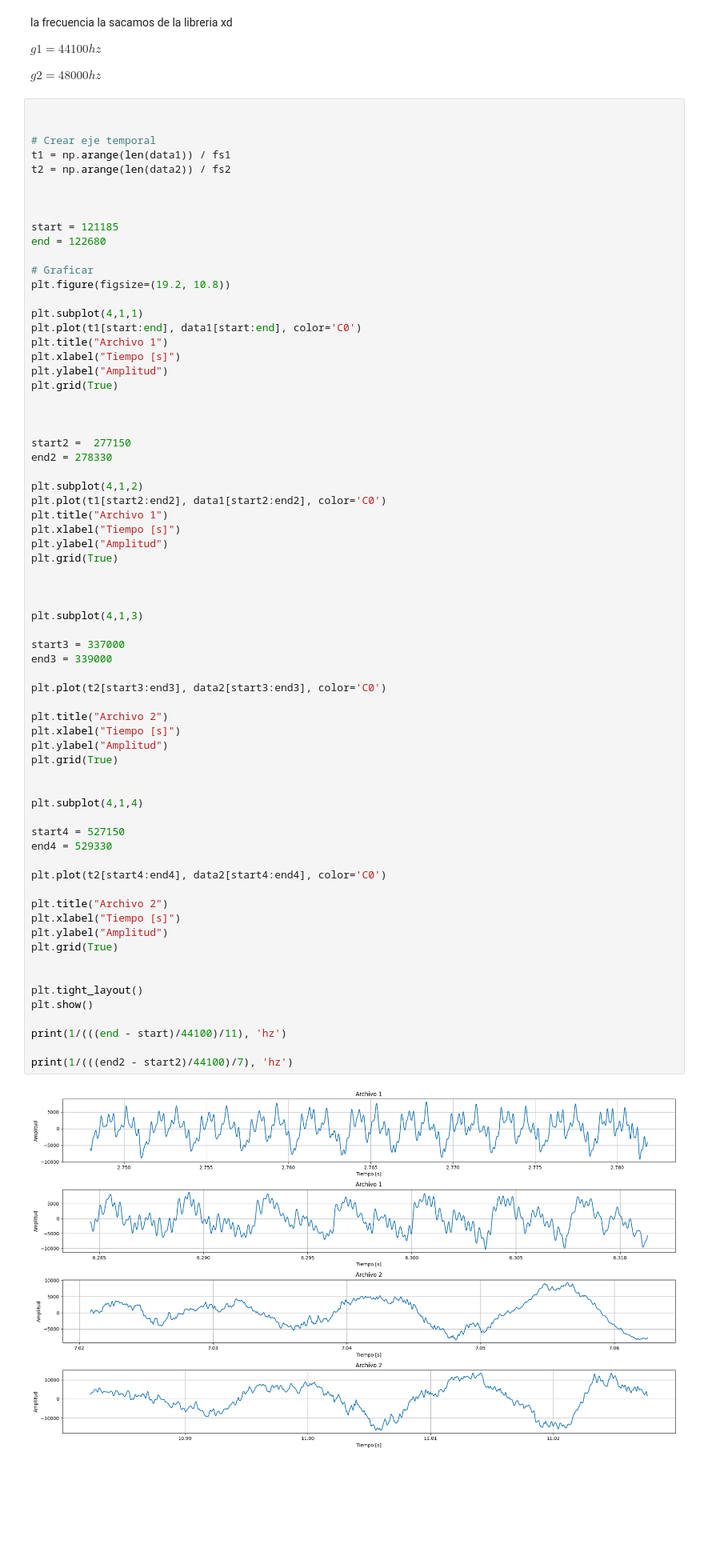
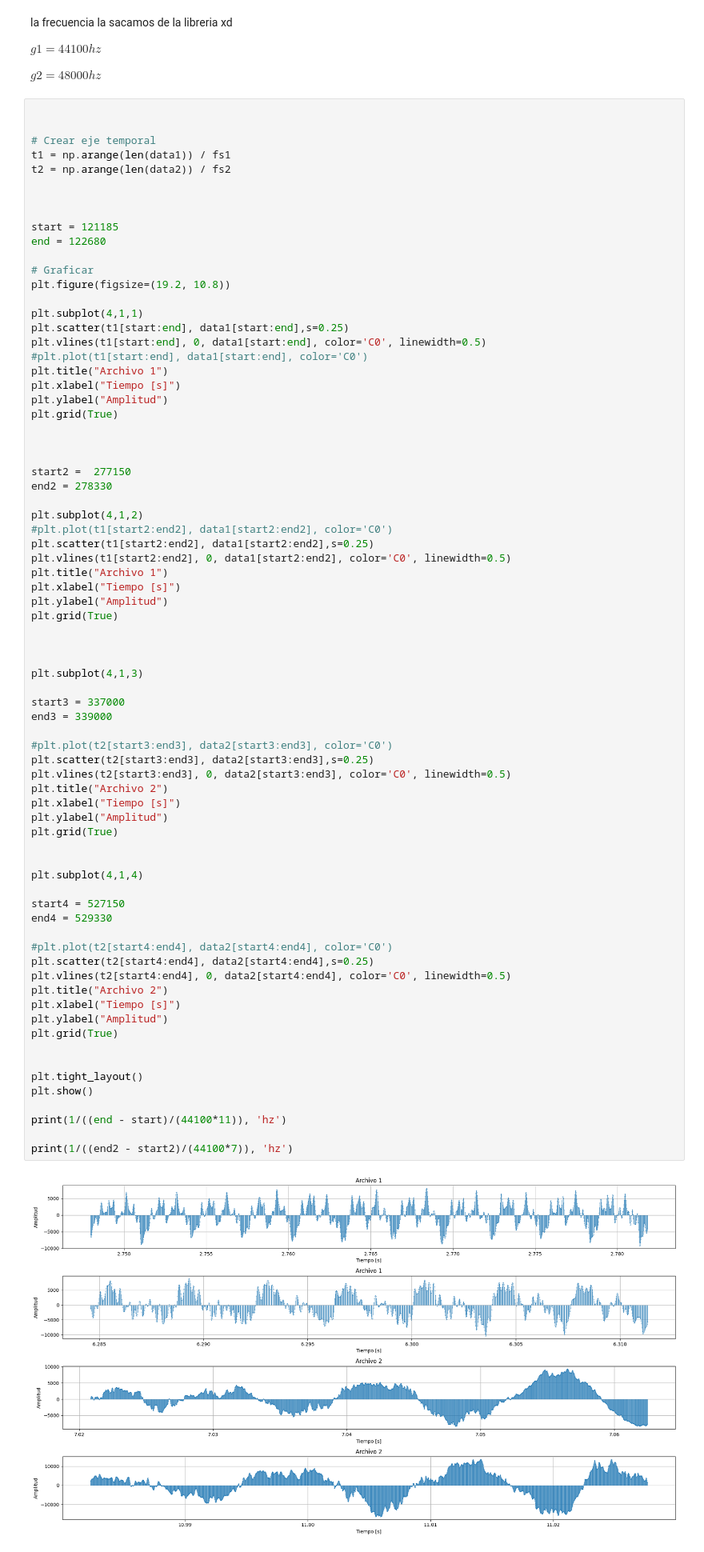
Before and after one commit to felifern/SENIALES, a Jupyter notebook: tp.ipynb, the cells around one changed output. Shown: that part at 80% size. Saved outputs shown, nothing was run; the diff lists cells and outputs as text; blank space fills up the shorter version.

```diff
--- a/tp.ipynb
+++ b/tp.ipynb
@@ -72,7 +72,9 @@ end = 122680
 plt.figure(figsize=(19.2, 10.8))
 
 plt.subplot(4,1,1)
-plt.plot(t1[start:end], data1[start:end], color='C0')
+plt.scatter(t1[start:end], data1[start:end],s=0.25)
+plt.vlines(t1[start:end], 0, data1[start:end], color='C0', linewidth=0.5)
+#plt.plot(t1[start:end], data1[start:end], color='C0')
 plt.title("Archivo 1")
 plt.xlabel("Tiempo [s]")
 plt.ylabel("Amplitud")
@@ -84,7 +86,9 @@ start2 =  277150
 end2 = 278330
 
 plt.subplot(4,1,2)
-plt.plot(t1[start2:end2], data1[start2:end2], color='C0')
+#plt.plot(t1[start2:end2], data1[start2:end2], color='C0')
+plt.scatter(t1[start2:end2], data1[start2:end2],s=0.25)
+plt.vlines(t1[start2:end2], 0, data1[start2:end2], color='C0', linewidth=0.5)
 plt.title("Archivo 1")
 plt.xlabel("Tiempo [s]")
 plt.ylabel("Amplitud")
@@ -92,40 +96,42 @@ plt.grid(True)
 
 
 
 plt.subplot(4,1,3)
 
 start3 = 337000
 end3 = 339000
 
-plt.plot(t2[start3:end3], data2[start3:end3], color='C0')
-
+#plt.plot(t2[start3:end3], data2[start3:end3], color='C0')
+plt.scatter(t2[start3:end3], data2[start3:end3],s=0.25)
+plt.vlines(t2[start3:end3], 0, data2[start3:end3], color='C0', linewidth=0.5)
 plt.title("Archivo 2")
 plt.xlabel("Tiempo [s]")
 plt.ylabel("Amplitud")
 plt.grid(True)
 
 
 plt.subplot(4,1,4)
 
 start4 = 527150
 end4 = 529330
 
-plt.plot(t2[start4:end4], data2[start4:end4], color='C0')
-
+#plt.plot(t2[start4:end4], data2[start4:end4], color='C0')
+plt.scatter(t2[start4:end4], data2[start4:end4],s=0.25)
+plt.vlines(t2[start4:end4], 0, data2[start4:end4], color='C0', linewidth=0.5)
 plt.title("Archivo 2")
 plt.xlabel("Tiempo [s]")
 plt.ylabel("Amplitud")
 plt.grid(True)
 
 
 plt.tight_layout()
 plt.show()
 
-print(1/(((end - start)/44100)/11), 'hz')
+print(1/((end - start)/(44100*11)), 'hz')
 
-print(1/(((end2 - start2)/44100)/7), 'hz')
+print(1/((end2 - start2)/(44100*7)), 'hz')
 # %% [output]
-[figure, old version]
+[figure, new version]
 324.4816053511706 hz
 261.6101694915254 hz
 # %%
```
Also changed, not shown: parts of 6 cells of this notebook.
